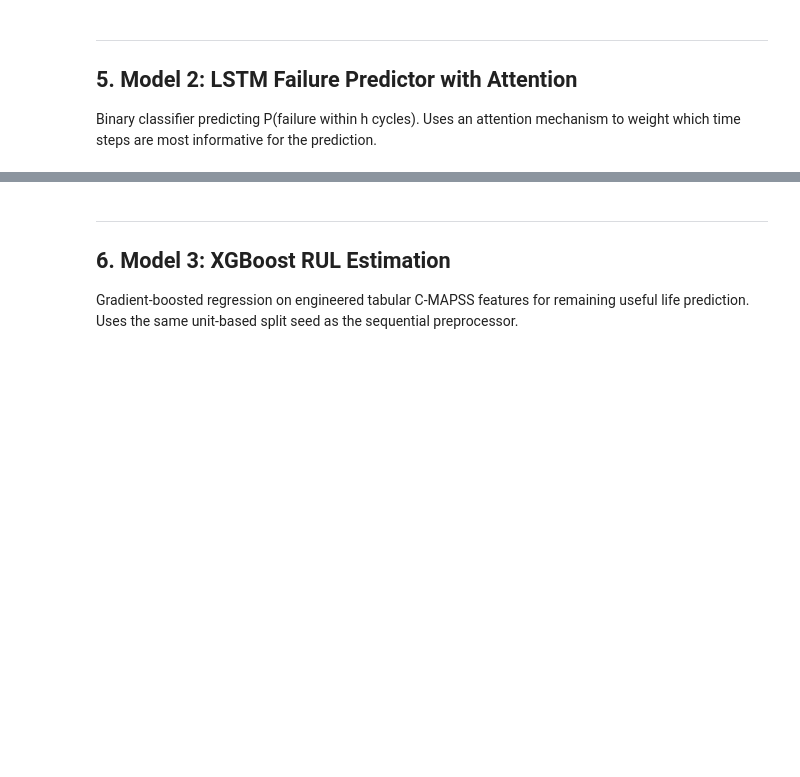
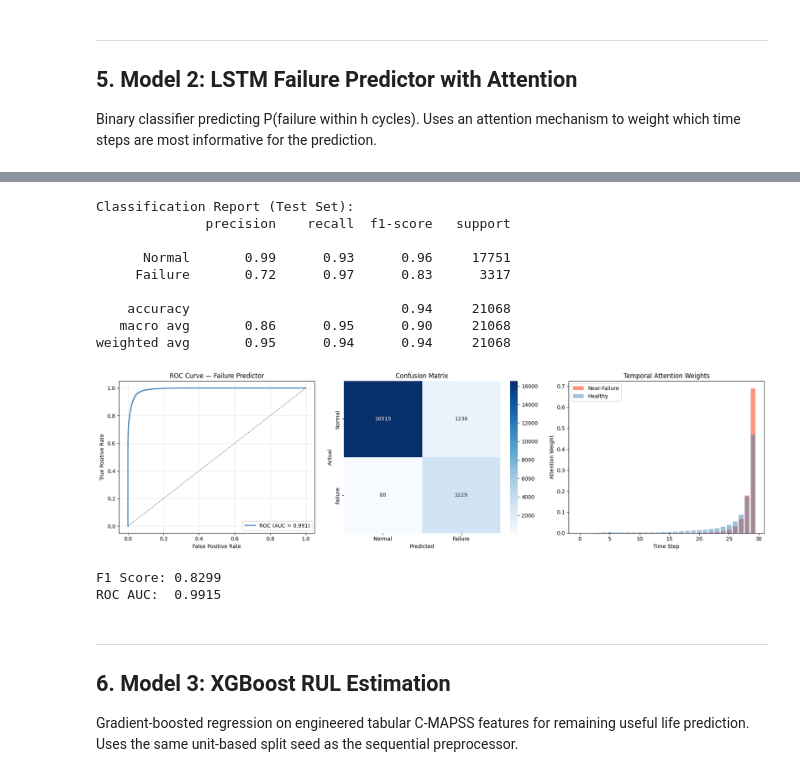
Before and after one commit to SivaKanth007/Capstone-Project, a Jupyter notebook: notebooks/Smart_Industrial_Maintenance_Repo_Pipeline.ipynb, the cells around one changed output, grey strips where cells are left out. Drawn from its saved outputs; the diff is of its cells as text; code cells hidden in the pictures; blank space fills up the shorter version.

```diff
--- a/notebooks/Smart_Industrial_Maintenance_Repo_Pipeline.ipynb
+++ b/notebooks/Smart_Industrial_Maintenance_Repo_Pipeline.ipynb
@@ -181,49 +257,63 @@ pred_trainer.save_model(os.path.join(config.MODELS_DIR, "lstm_predictor.pt"))
 # %%
 from sklearn.metrics import (classification_report, confusion_matrix,
                              roc_curve, auc, f1_score)
+import seaborn as sns
 
 # Evaluate on test set
-y_proba, _ = predictor.predict_proba(torch.tensor(X_test, dtype=torch.float32))
+y_proba, attn_weights_test = predictor.predict_proba(torch.tensor(X_test, dtype=torch.float32))
 y_pred = (y_proba >= 0.5).astype(int)
 
 print("Classification Report (Test Set):")
 print(classification_report(y_test_binary.astype(int), y_pred,
                             target_names=["Normal", "Failure"], zero_division=0))
 
 # ROC Curve
 fpr, tpr, _ = roc_curve(y_test_binary, y_proba)
 roc_auc = auc(fpr, tpr)
 
-fig, axes = plt.subplots(1, 2, figsize=(14, 5))
+fig, axes = plt.subplots(1, 3, figsize=(18, 5))
 
-# Confusion matrix
+# 1. ROC Curve
+axes[0].plot(fpr, tpr, color="steelblue", lw=2, label=f"ROC (AUC = {roc_auc:.3f})")
+axes[0].plot([0, 1], [0, 1], "k--", lw=1, alpha=0.5)
+axes[0].set_xlabel("False Positive Rate"); axes[0].set_ylabel("True Positive Rate")
+axes[0].set_title("ROC Curve — Failure Predictor")
+axes[0].legend(loc="lower right"); axes[0].grid(True, alpha=0.3)
+
+# 2. Confusion matrix
 cm = confusion_matrix(y_test_binary.astype(int), y_pred)
-im = axes[0].imshow(cm, cmap="Blues")
-axes[0].set_xticks([0, 1]); axes[0].set_yticks([0, 1])
-axes[0].set_xticklabels(["Normal", "Failure"])
-axes[0].set_yticklabels(["Normal", "Failure"])
-axes[0].set_xlabel("Predicted"); axes[0].set_ylabel("Actual")
-axes[0].set_title("Confusion Matrix")
-for i in range(2):
-    for j in range(2):
-        axes[0].text(j, i, str(cm[i, j]), ha="center", va="center",
-                     color="white" if cm[i, j] > cm.max()/2 else "black", fontsize=16)
-plt.colorbar(im, ax=axes[0])
+sns.heatmap(cm, annot=True, fmt="d", cmap="Blues", ax=axes[1],
+            xticklabels=["Normal", "Failure"], yticklabels=["Normal", "Failure"])
+axes[1].set_xlabel("Predicted"); axes[1].set_ylabel("Actual")
+axes[1].set_title("Confusion Matrix")
 
-# ROC curve
-axes[1].plot(fpr, tpr, color="darkorange", lw=2, label=f"ROC (AUC = {roc_auc:.3f})")
-axes[1].plot([0, 1], [0, 1], "k--", lw=1)
-axes[1].set_xlabel("False Positive Rate")
-axes[1].set_ylabel("True Positive Rate")
-axes[1].set_title("ROC Curve — Failure Predictor")
-axes[1].legend(loc="lower right")
-axes[1].grid(True, alpha=0.3)
+# 3. Attention weights: failure vs normal comparison
+avg_attn_fail = attn_weights_test[y_test_binary == 1].mean(axis=0) if y_test_binary.sum() > 0 else attn_weights_test.mean(axis=0)
+avg_attn_ok = attn_weights_test[y_test_binary == 0].mean(axis=0) if (y_test_binary == 0).sum() > 0 else attn_weights_test.mean(axis=0)
+axes[2].bar(range(len(avg_attn_fail)), avg_attn_fail, alpha=0.7, label="Near-Failure", color="tomato")
+axes[2].bar(range(len(avg_attn_ok)), avg_attn_ok, alpha=0.5, label="Healthy", color="steelblue")
+axes[2].set_xlabel("Time Step"); axes[2].set_ylabel("Attention Weight")
+axes[2].set_title("Temporal Attention Weights"); axes[2].legend()
 
 plt.tight_layout()
 plt.show()
 
-print(f"F1 Score: {f1_score(y_test_binary.astype(int), y_pred, zero_division=0):.4f}")
+f1_test = f1_score(y_test_binary.astype(int), y_pred, zero_division=0)
+print(f"F1 Score: {f1_test:.4f}")
 print(f"ROC AUC:  {roc_auc:.4f}")
+# %% [output]
+Classification Report (Test Set):
+              precision    recall  f1-score   support
+
+      Normal       0.99      0.93      0.96     17751
+     Failure       0.72      0.97      0.83      3317
+
+    accuracy                           0.94     21068
+   macro avg       0.86      0.95      0.90     21068
+weighted avg       0.95      0.94      0.94     21068
+[figure, added]
+F1 Score: 0.8299
+ROC AUC:  0.9915
 # %% [markdown]
 ---
 ## 6. Model 3: XGBoost RUL Estimation
```
Also changed, not shown: parts of 23 cells of this notebook, 9 other files.
